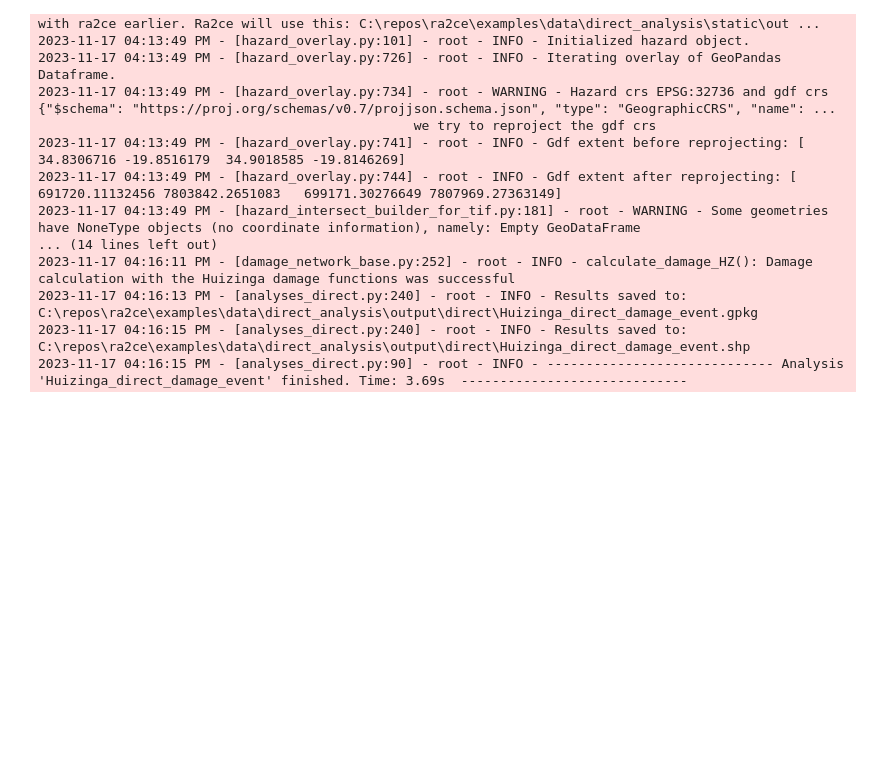
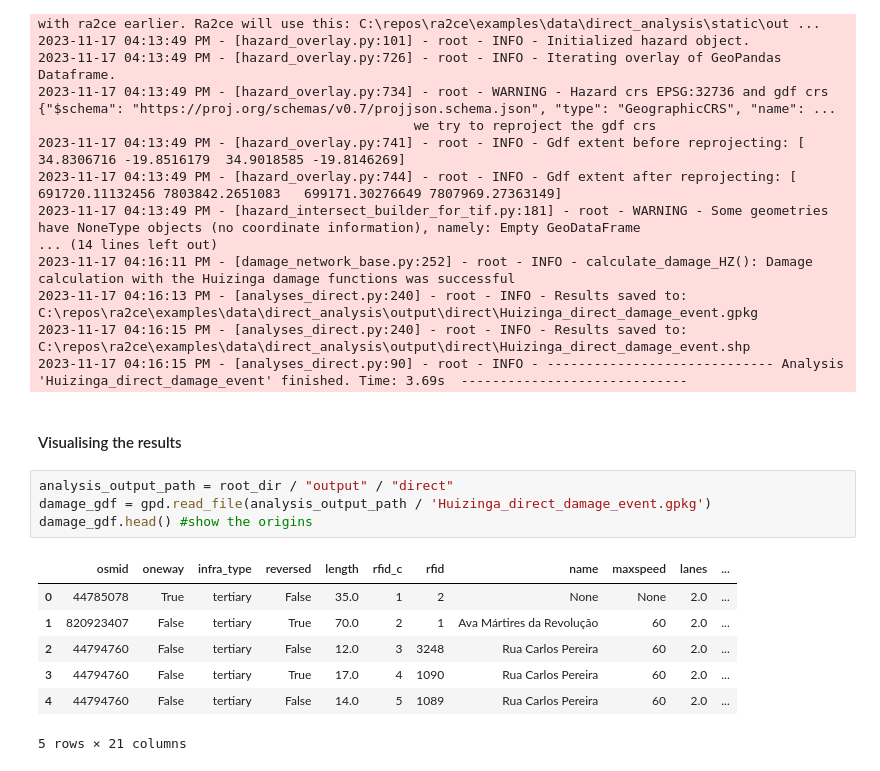
Before and after one commit to Deltares/ra2ce, a Jupyter notebook: examples/example_direct_damage.ipynb, the cells around one changed output. Drawn from its saved outputs; the diff is of its cells as text; blank space fills up the shorter version.

```diff
--- a/examples/example_direct_damage.ipynb
+++ b/examples/example_direct_damage.ipynb
@@ -144,3 +144,17 @@ handler.run_analysis()
 2023-11-17 04:16:13 PM - [analyses_direct.py:240] - root - INFO - Results saved to: C:\repos\ra2ce\examples\data\direct_analysis\output\direct\Huizinga_direct_damage_event.gpkg
 2023-11-17 04:16:15 PM - [analyses_direct.py:240] - root - INFO - Results saved to: C:\repos\ra2ce\examples\data\direct_analysis\output\direct\Huizinga_direct_damage_event.shp
 2023-11-17 04:16:15 PM - [analyses_direct.py:90] - root - INFO - ----------------------------- Analysis 'Huizinga_direct_damage_event' finished. Time: 3.69s  -----------------------------
+# %% [markdown]
+#### Visualising the results
+# %%
+analysis_output_path = root_dir / "output" / "direct"
+damage_gdf = gpd.read_file(analysis_output_path / 'Huizinga_direct_damage_event.gpkg')
+damage_gdf.head() #show the origins
+# %% [output]
+|  | osmid | oneway | infra_type | reversed | length | rfid_c | rfid | name | maxspeed | lanes | ... |
+| 0 | 44785078 | True | tertiary | False | 35.0 | 1 | 2 | None | None | 2.0 | ... |
+| 1 | 820923407 | False | tertiary | True | 70.0 | 2 | 1 | Ava Mártires da Revolução | 60 | 2.0 | ... |
+| 2 | 44794760 | False | tertiary | False | 12.0 | 3 | 3248 | Rua Carlos Pereira | 60 | 2.0 | ... |
+| 3 | 44794760 | False | tertiary | True | 17.0 | 4 | 1090 | Rua Carlos Pereira | 60 | 2.0 | ... |
+| 4 | 44794760 | False | tertiary | False | 14.0 | 5 | 1089 | Rua Carlos Pereira | 60 | 2.0 | ... |
+5 rows × 21 columns
```
Also changed, not shown: parts of 2 cells of this notebook.
